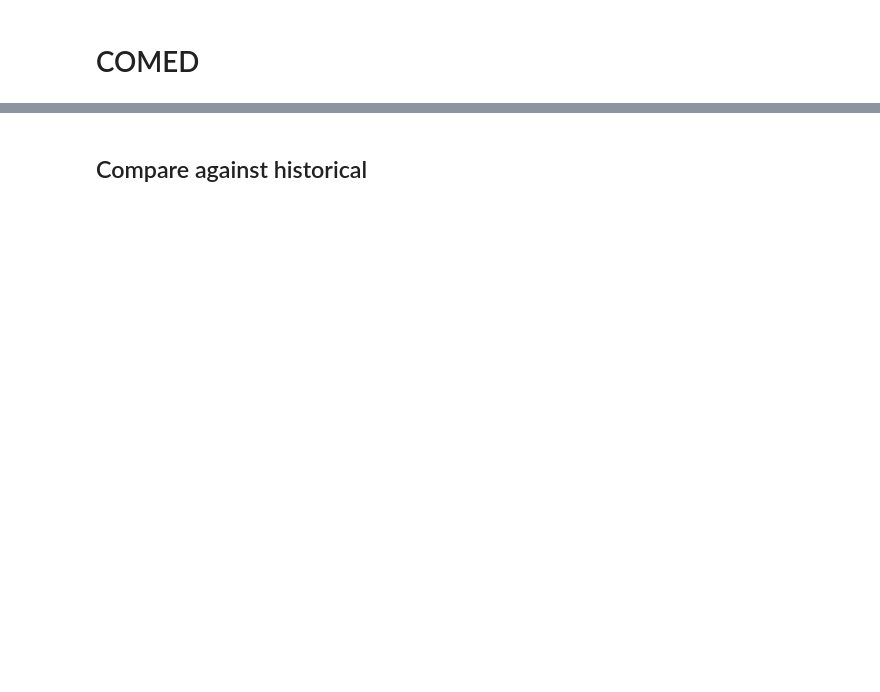
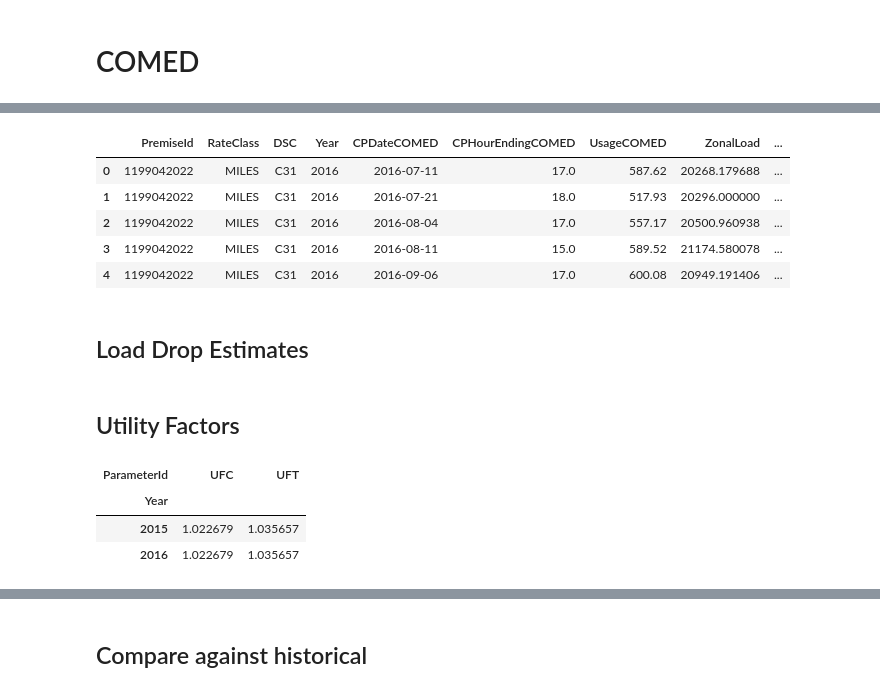
Before and after one commit to mileshill/jeapi, a Jupyter notebook: COMED.ipynb, the cells around one changed output, grey strips where cells are left out. Cells and saved outputs as stored; diff of their text form; code cells hidden in the pictures; blank space fills up the shorter version.

```diff
--- a/COMED.ipynb
+++ b/COMED.ipynb
@@ -307,0 +189,11 @@ final
+# %%
+get_comed_cp_usage(conn, premise='1199042022')
+# %% [output]
+|  | PremiseId | RateClass | DSC | Year | CPDateCOMED | CPHourEndingCOMED | UsageCOMED | ZonalLoad | ... |
+| 0 | 1199042022 | MILES | C31 | 2016 | 2016-07-11 | 17.0 | 587.62 | 20268.179688 | ... |
+| 1 | 1199042022 | MILES | C31 | 2016 | 2016-07-21 | 18.0 | 517.93 | 20296.000000 | ... |
+| 2 | 1199042022 | MILES | C31 | 2016 | 2016-08-04 | 17.0 | 557.17 | 20500.960938 | ... |
+| 3 | 1199042022 | MILES | C31 | 2016 | 2016-08-11 | 15.0 | 589.52 | 21174.580078 | ... |
+| 4 | 1199042022 | MILES | C31 | 2016 | 2016-09-06 | 17.0 | 600.08 | 20949.191406 | ... |
+# %% [markdown]
+## Load Drop Estimates
@@ -307,0 +217,2 @@ final
+# %% [markdown]
+## Utility Factors
@@ -307,0 +239,10 @@ final
+# %%
+df = get_comed_load_drop_estimates(conn)
+#df.reset_index(inplace=True)
+#pd.pivot_table(df, columns='ParameterId', values='LoadDrop', index='Year')
+df
+# %% [output]
+| ParameterId | UFC | UFT |
+| Year |  |  |
+| 2015 | 1.022679 | 1.035657 |
+| 2016 | 1.022679 | 1.035657 |
```
Also changed, not shown: parts of 71 cells of this notebook, 45 other files.
